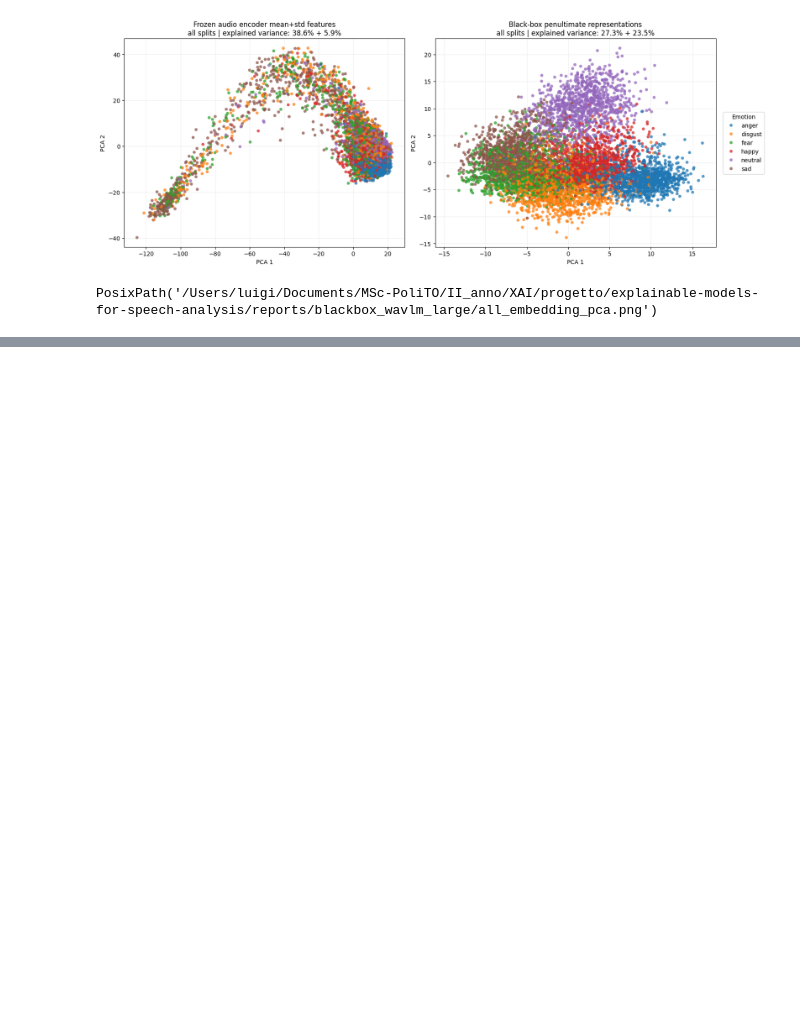
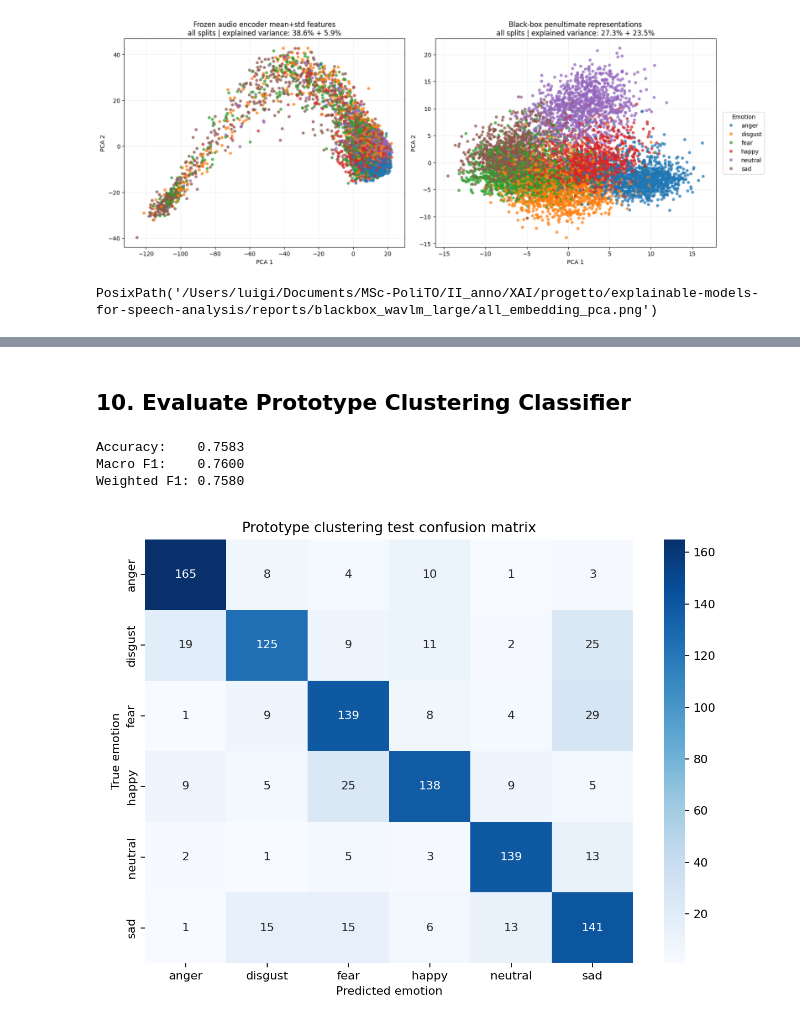
Before and after one commit to luigiaceto/explainable-models-for-speech-analysis, a Jupyter notebook: experiments_guide.ipynb, the cells around one changed output, grey strips where cells are left out. Cells and saved outputs as stored; diff of their text form; code cells hidden in the pictures; blank space fills up the shorter version.

```diff
--- a/experiments_guide.ipynb
+++ b/experiments_guide.ipynb
@@ -20,7 +20,13 @@ if str(PROJECT_ROOT) not in sys.path:
     sys.path.insert(0, str(PROJECT_ROOT))
 
 from src.utils.audio_features import pooled_feature_dim
-from src.utils.naming import blackbox_run_dir_name, model_name_to_slug, pooled_feature_dir_name
+from src.utils.naming import (
+    blackbox_penultimate_feature_dir_name,
+    blackbox_run_dir_name,
+    model_name_to_slug,
+    pooled_feature_dir_name,
+    prototype_clustering_run_dir_name
+)
 
 DATA_DIR = PROJECT_ROOT / "data"
 RAW_DIR = DATA_DIR / "raw" / "crema_d"
@@ -37,11 +43,15 @@ FEATURE_DIM = pooled_feature_dim(ENCODER_EMBEDDING_DIM, FEATURE_POOLING)
 FEATURE_DIR = DATA_DIR / "features" / pooled_feature_dir_name(FEATURE_EXTRACTOR_NAME, FEATURE_POOLING)
 BLACK_BOX_CHECKPOINT_DIR = PROJECT_ROOT / "checkpoints" / blackbox_run_dir_name(FEATURE_EXTRACTOR_NAME)
 BLACK_BOX_REPORT_DIR = PROJECT_ROOT / "reports" / blackbox_run_dir_name(FEATURE_EXTRACTOR_NAME)
+BLACK_BOX_EMBEDDING_DIR = DATA_DIR / "features" / blackbox_penultimate_feature_dir_name(FEATURE_EXTRACTOR_NAME)
 
 FEATURE_EXTRACTION_BATCH_SIZE = 8
 FEATURE_EXTRACTION_NUM_WORKERS = 0
 RANDOM_STATE = 42
 
+PROTOTYPE_CLUSTERING_CHECKPOINT_DIR = PROJECT_ROOT / "checkpoints" / prototype_clustering_run_dir_name(FEATURE_EXTRACTOR_NAME)
+PROTOTYPE_CLUSTERING_REPORT_DIR = PROJECT_ROOT / "reports" / prototype_clustering_run_dir_name(FEATURE_EXTRACTOR_NAME)
+
 PROJECT_ROOT
 # %% [output]
 PosixPath('/Users/luigi/Documents/MSc-PoliTO/II_anno/XAI/progetto/explainable-models-for-speech-analysis')
@@ -217,0 +298,28 @@ PosixPath('/Users/luigi/Documents/MSc-PoliTO/II_anno/XAI/progetto/explainable-mo
+# %% [markdown]
+## 10. Evaluate Prototype Clustering Classifier
+# %%
+from src.evaluation.evaluate_prototype_clustering import (
+    evaluate_prototype_clustering,
+    print_prototype_clustering_metrics
+)
+
+prototype_test_metrics = evaluate_prototype_clustering(
+    model_dir=PROTOTYPE_CLUSTERING_CHECKPOINT_DIR,
+    embedding_dir=BLACK_BOX_EMBEDDING_DIR,
+    split="test",
+    output_dir=PROTOTYPE_CLUSTERING_REPORT_DIR
+)
+
+print_prototype_clustering_metrics(prototype_test_metrics)
+# %% [output]
+Accuracy:    0.7583
+Macro F1:    0.7600
+Weighted F1: 0.7580
+# %%
+from IPython.display import Image, display
+
+prototype_confusion_matrix_path = PROTOTYPE_CLUSTERING_REPORT_DIR / "test_confusion_matrix.png"
+if prototype_confusion_matrix_path.exists():
+    display(Image(filename=str(prototype_confusion_matrix_path)))
+# %% [output]
+[figure, added]
```
Also changed, not shown: parts of 4 cells of this notebook, 8 other files.
